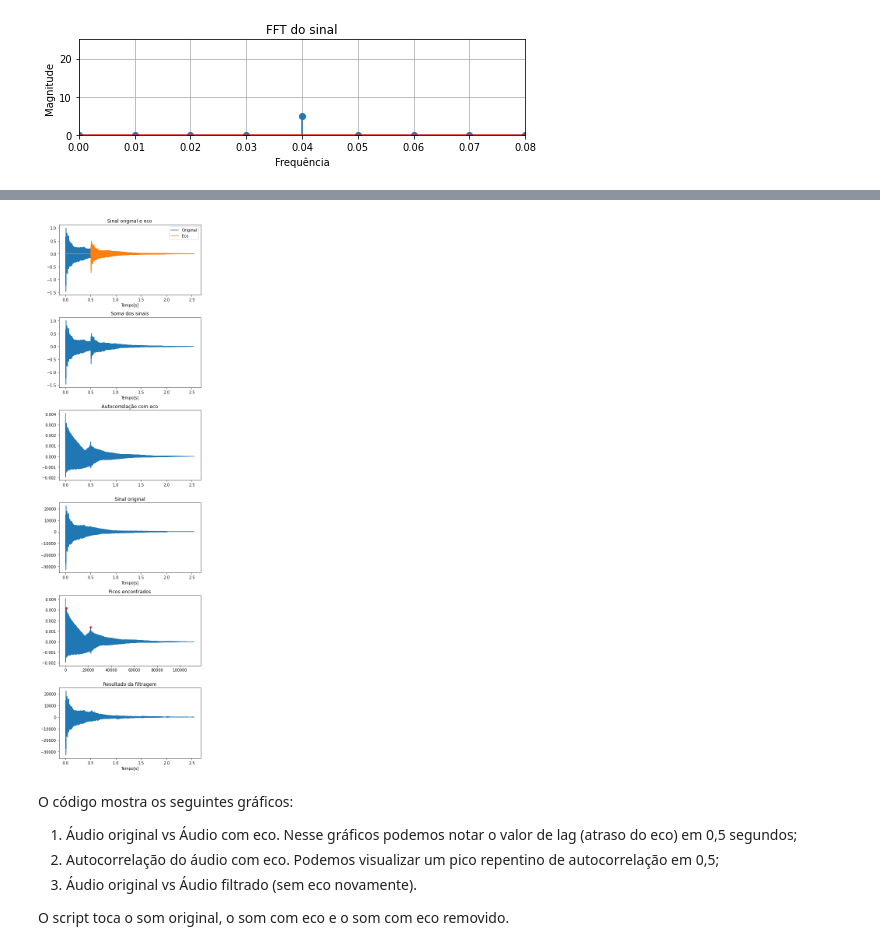
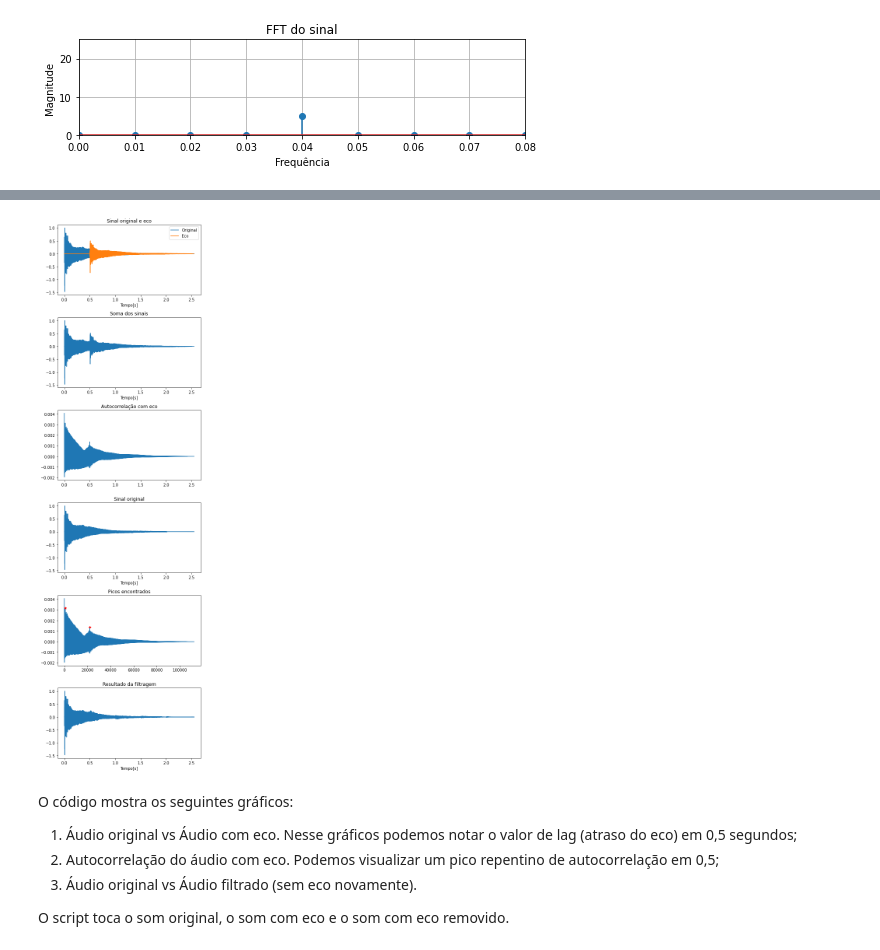
Before and after one commit to vicentesousa/DCO2004_2022, a Jupyter notebook: notebooks/h04_python.ipynb, the cells around one changed output, grey strips where cells are left out. Saved outputs shown, nothing was run; the diff lists cells and outputs as text; code cells hidden in the pictures.

```diff
--- a/notebooks/h04_python.ipynb
+++ b/notebooks/h04_python.ipynb
@@ -597,36 +597,36 @@ sd.play((x+eco)/max(x),fs)          # Toca o sinal original + Eco
 sd.wait()
 
 plt.subplot(613)
 
 plt.plot(t,autocorrelacao)
 plt.title("Autocorrelação com eco")
 
 plt.subplot(614)
-plt.plot(t,x)
+plt.plot(t,x/max(x))
 plt.title("Sinal original")
 plt.xlabel("Tempo[s]")
 
 sd.play(x/max(x),fs)                       # Toca o sinal original
 sd.wait()
 
 plt.subplot(615)
 
 plt.title("Picos encontrados")
 plt.plot(lags,autocorrelacao)
 plt.plot(indexes,autocorrelacao[indexes],'r*')
 
 plt.subplot(616)
 
 plt.title("Resultado da filtragem")
-plt.plot(t,x_new)
+plt.plot(t,x_new/max(x))
 plt.xlabel("Tempo[s]")
 
 sd.play(x_new/max(x),fs)                   # Toca o sinal filtrado
 
 plt.tight_layout()
 plt.show()
 # %% [output]
-[figure, old version]
+[figure, new version]
 # %% [markdown]
 O código mostra os seguintes gráficos:
 1. Áudio original vs Áudio com eco. Nesse gráficos podemos notar o valor de lag (atraso do eco) em 0,5 segundos;
```
Also changed, not shown: 1 other file.
